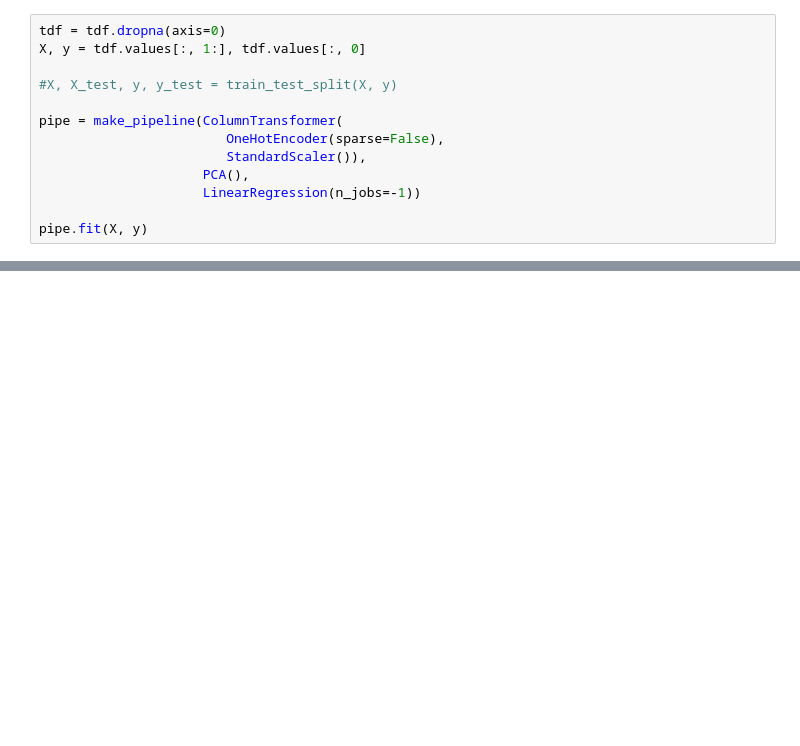
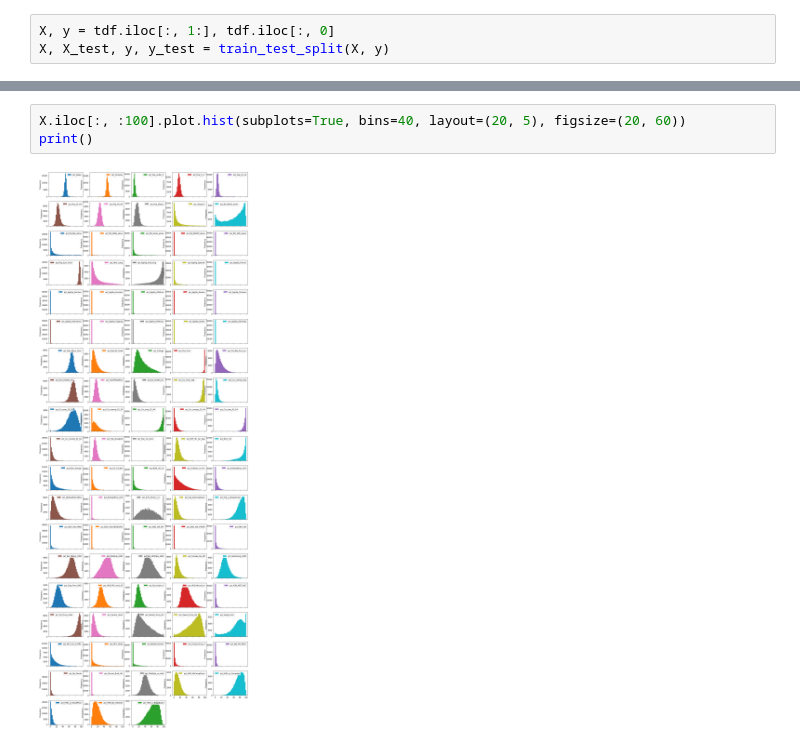
Before and after one commit to rohanp/apma_seminar, a Jupyter notebook: Exploratory.ipynb, the cells around one changed output, grey strips where cells are left out. Drawn from its saved outputs; the diff is of its cells as text; blank space fills up the shorter version.

```diff
--- a/Exploratory.ipynb
+++ b/Exploratory.ipynb
@@ -92,13 +91,3 @@ dtype: int64
 # %%
-tdf = tdf.dropna(axis=0)
-X, y = tdf.values[:, 1:], tdf.values[:, 0]
-
-#X, X_test, y, y_test = train_test_split(X, y)
-
-pipe = make_pipeline(ColumnTransformer(
-                        OneHotEncoder(sparse=False),
-                        StandardScaler()),
-                     PCA(),
-                     LinearRegression(n_jobs=-1))
-
-pipe.fit(X, y)
+X, y = tdf.iloc[:, 1:], tdf.iloc[:, 0]
+X, X_test, y, y_test = train_test_split(X, y)
@@ -134,0 +98,5 @@ X.shape
+# %%
+X.iloc[:, :100].plot.hist(subplots=True, bins=40, layout=(20, 5), figsize=(20, 60))
+print()
+# %% [output]
+[figure, added]
```
Also changed, not shown: parts of 22 cells of this notebook.
